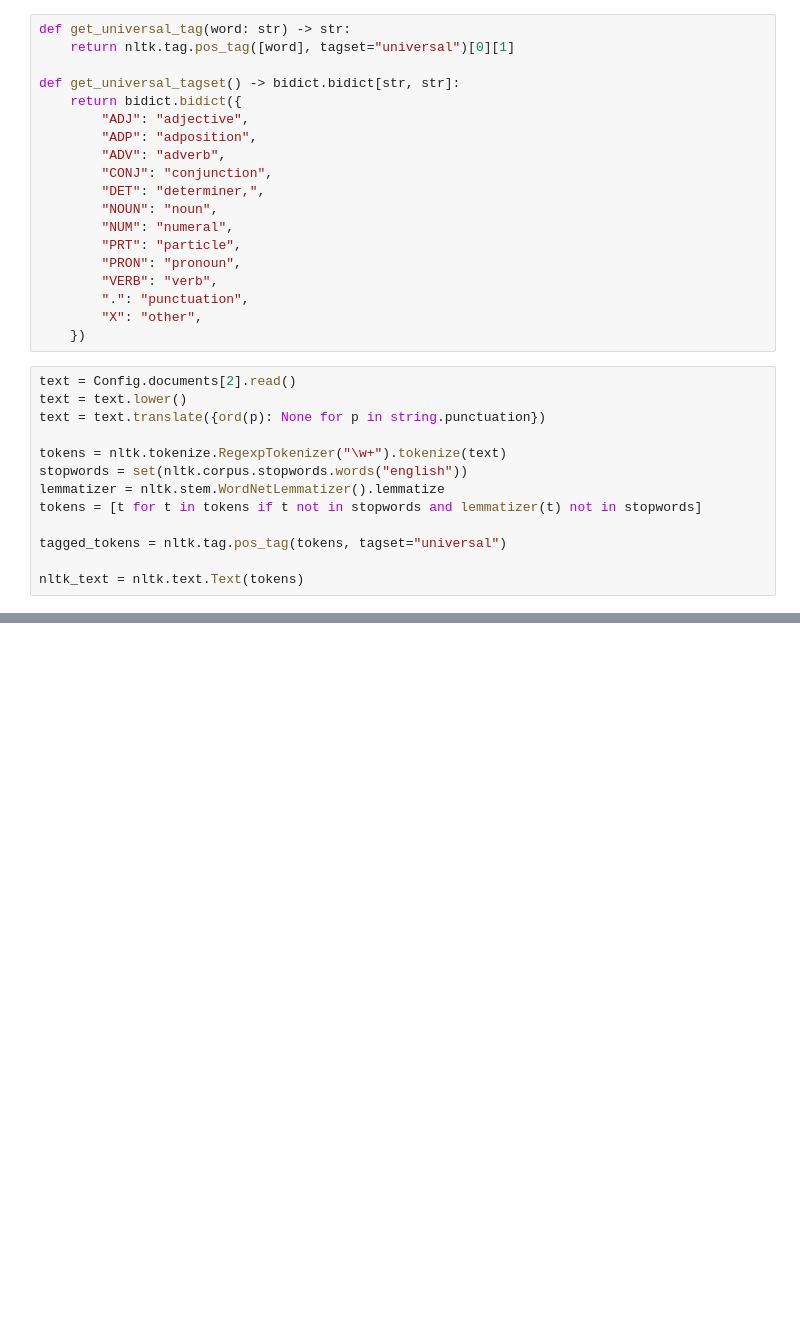
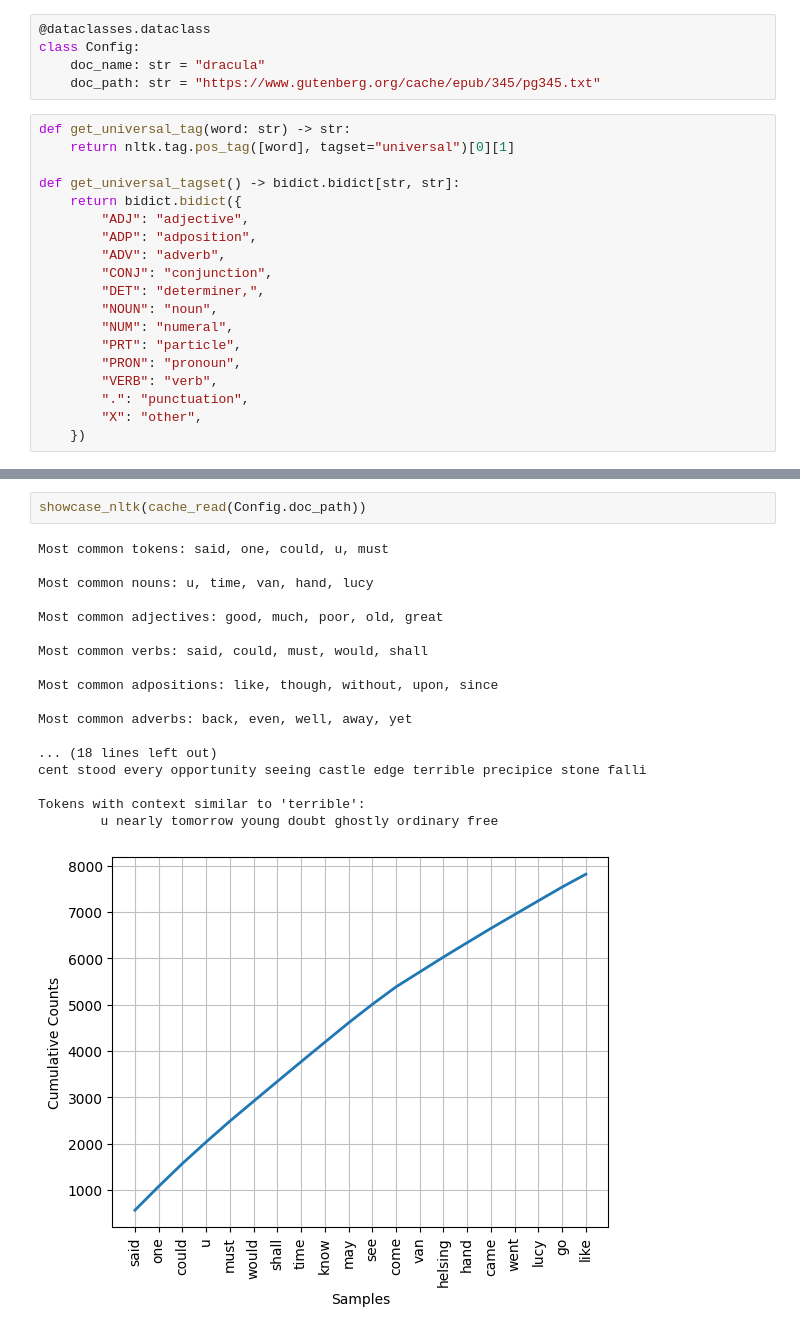
Before and after one commit to dkoshman/YSDA, a Jupyter notebook: machine_learning/playground_nlp.ipynb, the cells around one changed output, grey strips where cells are left out. Drawn from its saved outputs; the diff is of its cells as text; blank space fills up the shorter version.

```diff
--- a/machine_learning/playground_nlp.ipynb
+++ b/machine_learning/playground_nlp.ipynb
@@ -49,3 +71,8 @@ class Config:
+# %%
+@dataclasses.dataclass
+class Config:
+    doc_name: str = "dracula"
+    doc_path: str = "https://www.gutenberg.org/cache/epub/345/pg345.txt"
 # %%
 def get_universal_tag(word: str) -> str:
     return nltk.tag.pos_tag([word], tagset="universal")[0][1]
@@ -65,16 +92,3 @@ def get_universal_tagset() -> bidict.bidict[str, str]:
         ".": "punctuation",
         "X": "other",
     })
-# %%
-text = Config.documents[2].read()
-text = text.lower()
-text = text.translate({ord(p): None for p in string.punctuation})
-
-tokens = nltk.tokenize.RegexpTokenizer("\w+").tokenize(text)
-stopwords = set(nltk.corpus.stopwords.words("english"))
-lemmatizer = nltk.stem.WordNetLemmatizer().lemmatize
-tokens = [t for t in tokens if t not in stopwords and lemmatizer(t) not in stopwords]
-
-tagged_tokens = nltk.tag.pos_tag(tokens, tagset="universal")
-
-nltk_text = nltk.text.Text(tokens)
@@ -123,0 +148,21 @@ Tokens with context similar to 'terrible':
+# %%
+showcase_nltk(cache_read(Config.doc_path))
+# %% [output]
+Most common tokens: said, one, could, u, must
+
+Most common nouns: u, time, van, hand, lucy
+
+Most common adjectives: good, much, poor, old, great
+
+Most common verbs: said, could, must, would, shall
+
+Most common adpositions: like, though, without, upon, since
+
+Most common adverbs: back, even, well, away, yet
+
+... (18 lines left out)
+cent stood every opportunity seeing castle edge terrible precipice stone falli
+
+Tokens with context similar to 'terrible':
+        u nearly tomorrow young doubt ghostly ordinary free
+[figure, added]
```
Also changed, not shown: parts of 19 cells of this notebook.
